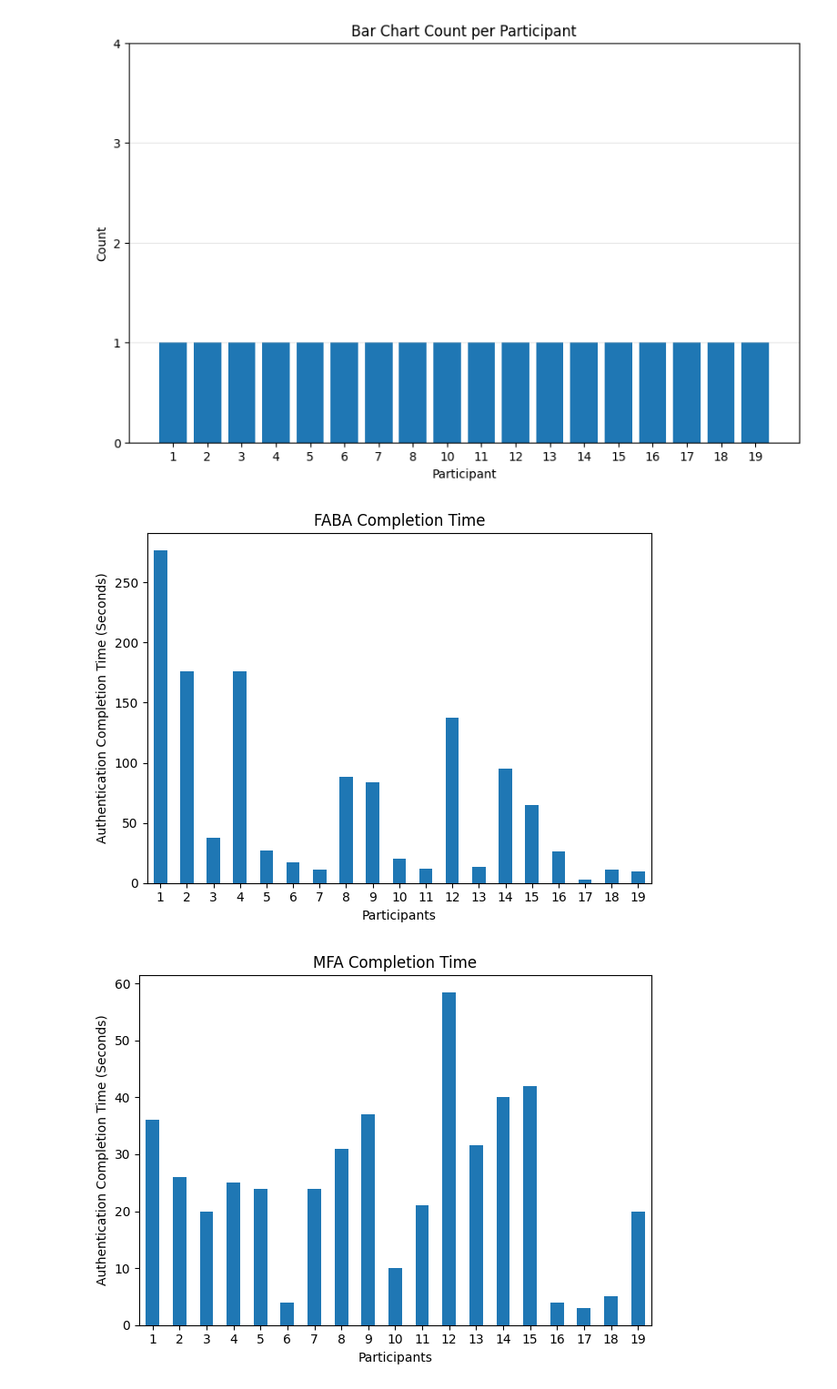
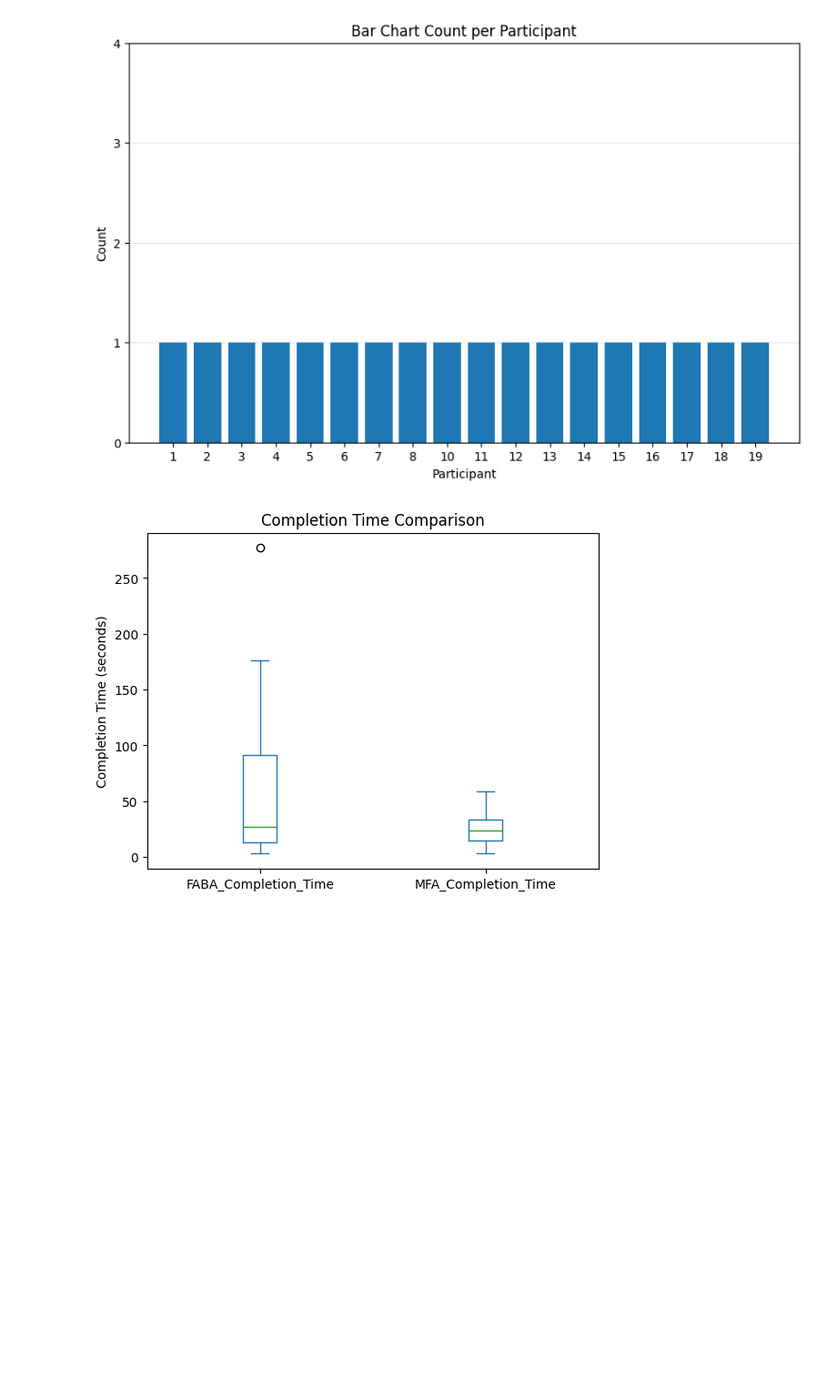
Before and after one commit to dbuiior/Auth_App_Redesign, a Jupyter notebook: data/descriptive.ipynb, the cells around one changed output. Shown: that part at 91% size. Saved outputs shown, nothing was run; the diff lists cells and outputs as text; code cells hidden in the pictures; blank space fills up the shorter version.

```diff
--- a/data/descriptive.ipynb
+++ b/data/descriptive.ipynb
@@ -170,36 +136,46 @@ plt.show()
 [figure]
 [figure]
 # %%
-df_forms.plot(
-    x="Participant",
-    y="FABA_Completion_Time",
-    kind="bar",
-    legend=False,
-    rot=360
+#Bar Chart
+# df_forms.plot(
+#     x="Participant",
+#     y="FABA_Completion_Time",
+#     kind="bar",
+#     legend=True,
+#     rot=360
+# )
+
+# plt.title("FABA Completion Time")
+# plt.ylabel("Authentication Completion Time (Seconds)")
+# plt.xlabel("Participants")
+
+# plt.tight_layout()
+# plt.show()
+
+
+# df_forms.plot(
+#     x="Participant",
+#     y="MFA_Completion_Time",
+#     kind="bar",
+#     legend=False,
+#     rot=360
+# )
+
+# plt.title("MFA Completion Time")
+# plt.ylabel("Authentication Completion Time (Seconds)")
+# plt.xlabel("Participants")
+
+# plt.tight_layout()
+# plt.show()
+
+
+#Box Plot
+df_forms[["FABA_Completion_Time", "MFA_Completion_Time"]].plot(
+    kind="box"
 )
 
-plt.title("FABA Completion Time")
-plt.ylabel("Authentication Completion Time (Seconds)")
-plt.xlabel("Participants")
-
-plt.tight_layout()
+plt.ylabel("Completion Time (seconds)")
+plt.title("Completion Time Comparison")
 plt.show()
-
-
-df_forms.plot(
-    x="Participant",
-    y="MFA_Completion_Time",
-    kind="bar",
-    legend=False,
-    rot=360
-)
-
-plt.title("MFA Completion Time")
-plt.ylabel("Authentication Completion Time (Seconds)")
-plt.xlabel("Participants")
-
-plt.tight_layout()
-plt.show()
 # %% [output]
-[figure, old version]
+[figure, new version]
-[figure, removed]
```
Also changed, not shown: parts of 3 cells of this notebook.
